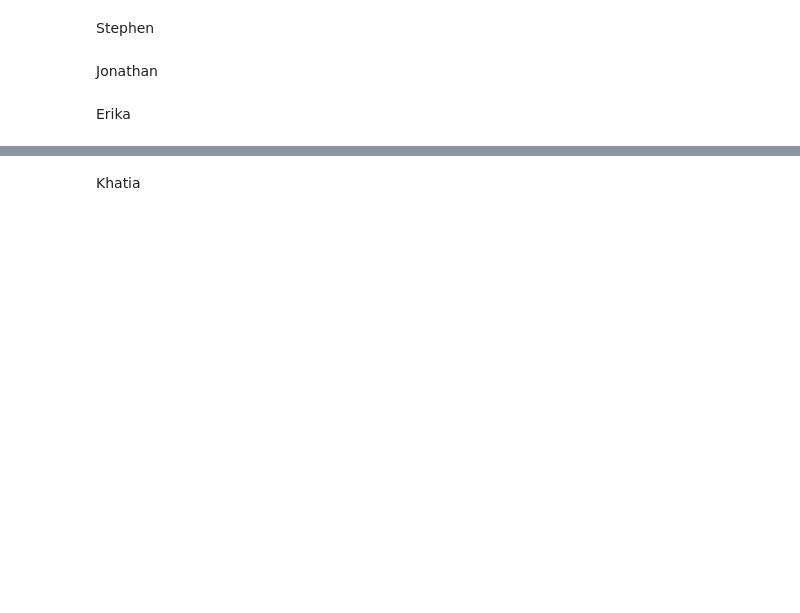
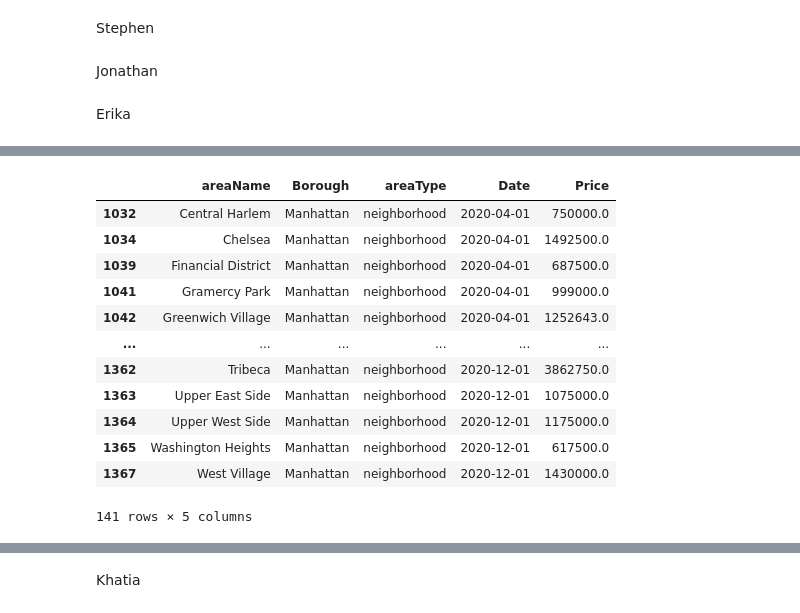
Before and after one commit to munozjon/NYC-Real-Estate-Trends, a Jupyter notebook: NYC_Trends.ipynb, the cells around one changed output, grey strips where cells are left out. Drawn from its saved outputs; the diff is of its cells as text; code cells hidden in the pictures; blank space fills up the shorter version.

```diff
--- a/NYC_Trends.ipynb
+++ b/NYC_Trends.ipynb
@@ -63,0 +164,21 @@ print(sales_data_df)
+# %%
+# Filter the DataFrame for dates during covid March 2020 to December 2020
+covid_df = sales_df_filtered[(sales_df_filtered['Date'] > '2020-03-01') & (sales_df_filtered['Date'] <= '2020-12-01')]
+
+# Calculate the mean price for each neighborhood
+covid_mean_price_neighborhood = covid_df.groupby('areaName')['Price'].median().sort_values() / 1E6
+covid_df
+# %% [output]
+|  | areaName | Borough | areaType | Date | Price |
+| 1032 | Central Harlem | Manhattan | neighborhood | 2020-04-01 | 750000.0 |
+| 1034 | Chelsea | Manhattan | neighborhood | 2020-04-01 | 1492500.0 |
+| 1039 | Financial District | Manhattan | neighborhood | 2020-04-01 | 687500.0 |
+| 1041 | Gramercy Park | Manhattan | neighborhood | 2020-04-01 | 999000.0 |
+| 1042 | Greenwich Village | Manhattan | neighborhood | 2020-04-01 | 1252643.0 |
+| ... | ... | ... | ... | ... | ... |
+| 1362 | Tribeca | Manhattan | neighborhood | 2020-12-01 | 3862750.0 |
+| 1363 | Upper East Side | Manhattan | neighborhood | 2020-12-01 | 1075000.0 |
+| 1364 | Upper West Side | Manhattan | neighborhood | 2020-12-01 | 1175000.0 |
+| 1365 | Washington Heights | Manhattan | neighborhood | 2020-12-01 | 617500.0 |
+| 1367 | West Village | Manhattan | neighborhood | 2020-12-01 | 1430000.0 |
+141 rows × 5 columns
```
Also changed, not shown: parts of 16 cells of this notebook, 1 other file.
